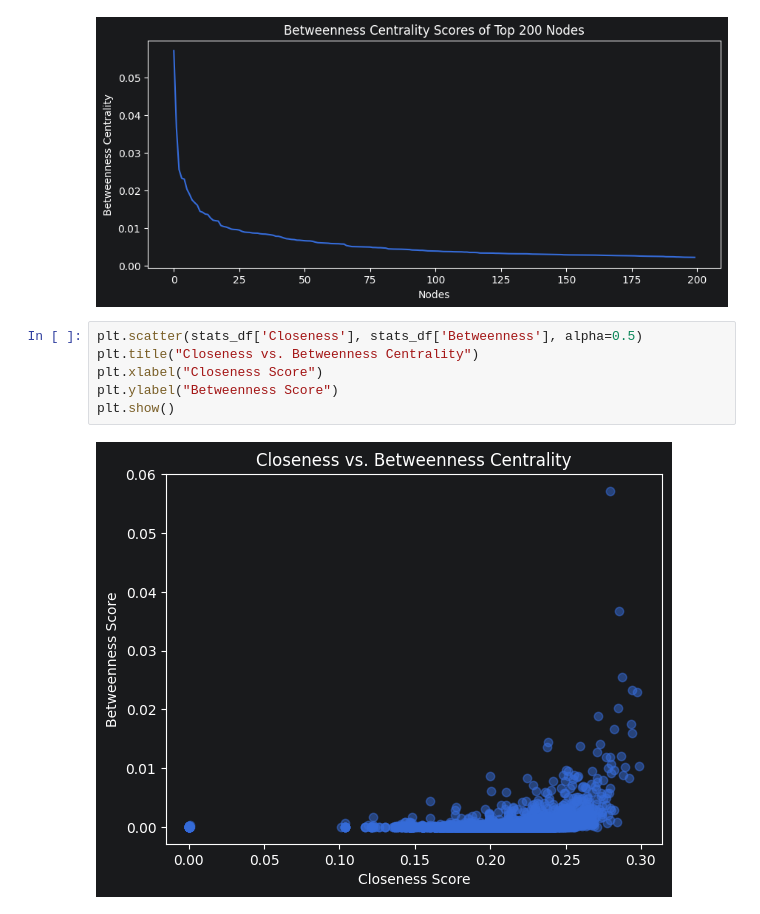
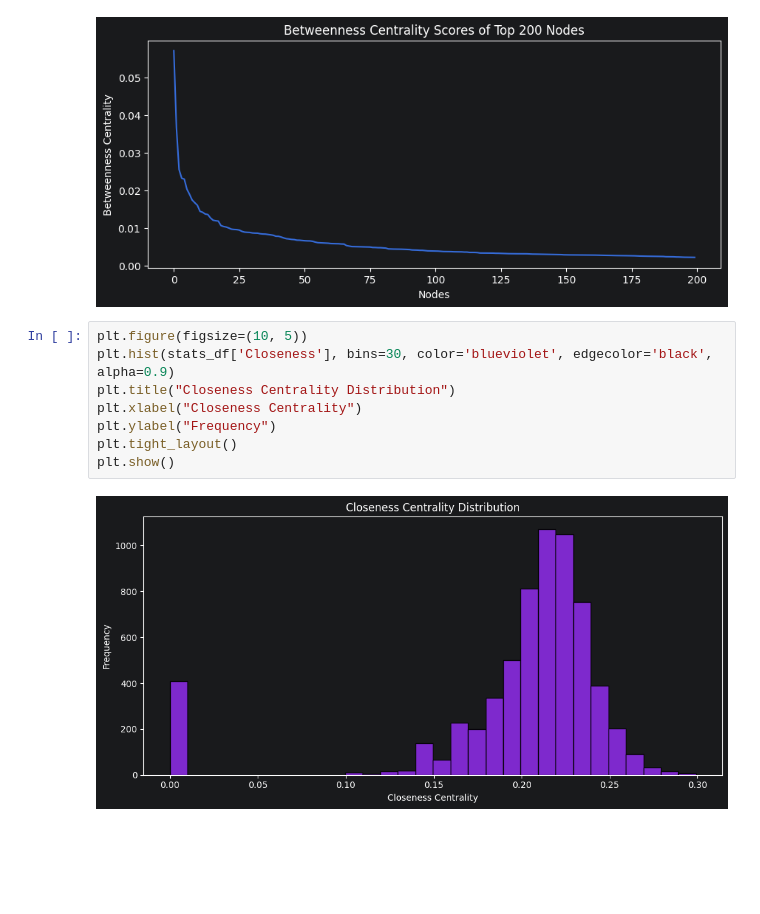
Before and after one commit to SrujanaJasmine/Spy-Networks-Covert-Communication-Patterns-in-Social-Media, a Jupyter notebook: DMSN_task1.ipynb, the cells around one changed output. Drawn from its saved outputs; the diff is of its cells as text; blank space fills up the shorter version.

```diff
--- a/DMSN_task1.ipynb
+++ b/DMSN_task1.ipynb
@@ -156,11 +158,13 @@ plt.ylabel("Betweenness Centrality")
 plt.show()
 # %% [output]
 [figure]
-# %%
-plt.scatter(stats_df['Closeness'], stats_df['Betweenness'], alpha=0.5)
-plt.title("Closeness vs. Betweenness Centrality")
-plt.xlabel("Closeness Score")
-plt.ylabel("Betweenness Score")
-plt.show()
-# %% [output]
-[figure, removed]
+# %%
+plt.figure(figsize=(10, 5))
+plt.hist(stats_df['Closeness'], bins=30, color='blueviolet', edgecolor='black', alpha=0.9)
+plt.title("Closeness Centrality Distribution")
+plt.xlabel("Closeness Centrality")
+plt.ylabel("Frequency")
+plt.tight_layout()
+plt.show()
+# %% [output]
+[figure, added]
```
Also changed, not shown: parts of 3 cells of this notebook.
